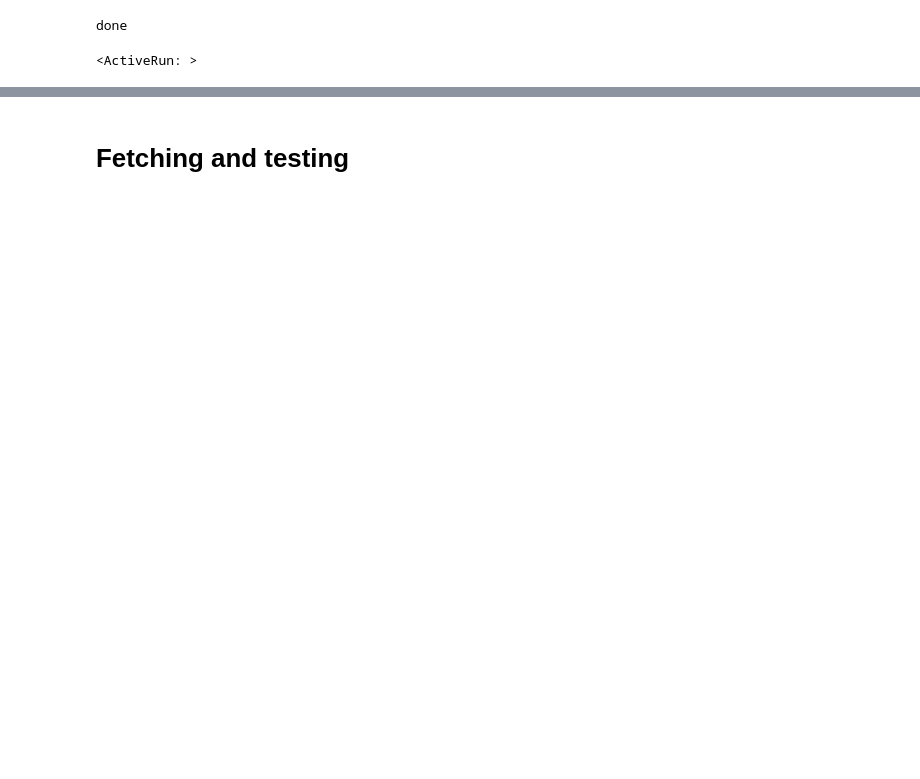
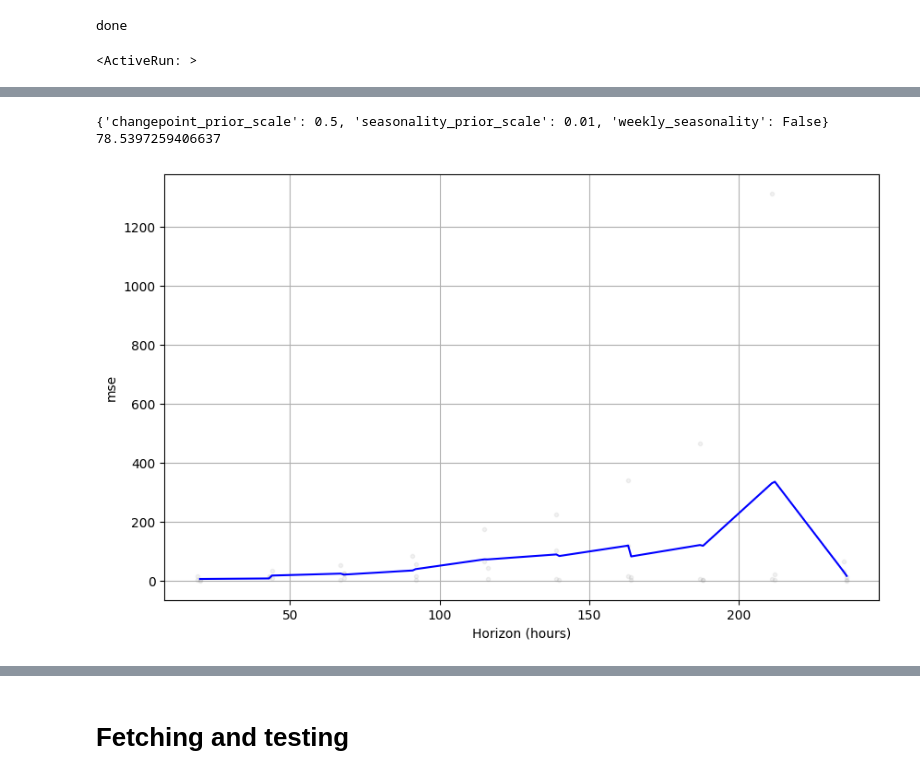
Before and after one commit to r-vvch/DMLS_2022_stocks, a Jupyter notebook: Prophet.ipynb, the cells around one changed output, grey strips where cells are left out. Drawn from its saved outputs; the diff is of its cells as text; code cells hidden in the pictures; blank space fills up the shorter version.

```diff
--- a/Prophet.ipynb
+++ b/Prophet.ipynb
@@ -92 +138,10 @@ mlflow.set_tag('ticker', '^GSPC')
+# %%
+idx = np.argmin(mses)
+best_params = all_params[idx]
+best_metric = np.min(mses)
+print(best_params, best_metric)
+figs[idx]
+# %% [output]
+{'changepoint_prior_scale': 0.5, 'seasonality_prior_scale': 0.01, 'weekly_seasonality': False} 78.5397259406637
+[figure, added]
 # %%
```
Also changed, not shown: parts of 32 cells of this notebook.
